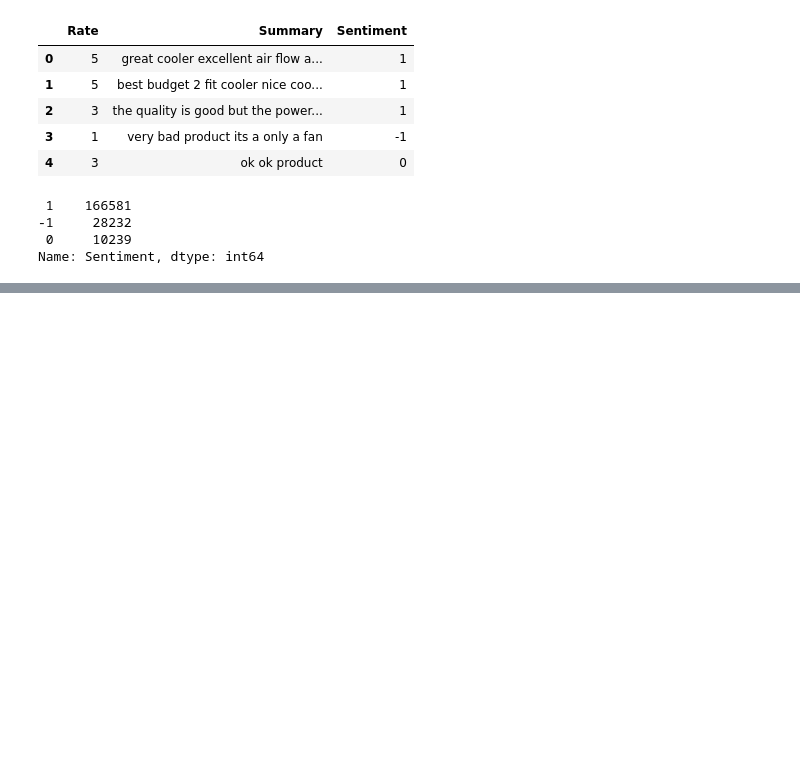
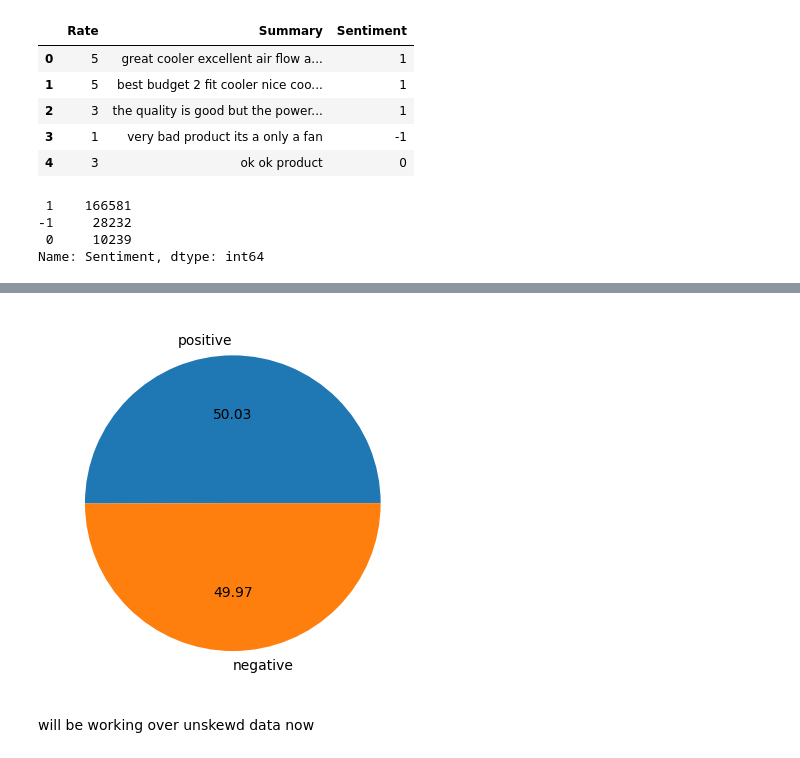
Before and after one commit to spathakk21/ARIES_review_classifier_, a Jupyter notebook: review_classsifier.ipynb, the cells around one changed output, grey strips where cells are left out. Cells and saved outputs as stored; diff of their text form; code cells hidden in the pictures; blank space fills up the shorter version.

```diff
--- a/review_classsifier.ipynb
+++ b/review_classsifier.ipynb
@@ -183,0 +219,3 @@ Name: Sentiment, dtype: int64
+# %%
+negative_sentiments.drop('Rate',axis = 1,inplace = True)
+positive_sentiments.drop('Rate',axis = 1,inplace = True)
@@ -183,0 +240,3 @@ Name: Sentiment, dtype: int64
+# %%
+positive_sentiments1 = positive_sentiments[0:24000]
+positive_sentiments1.head()
@@ -183,0 +254,3 @@ Name: Sentiment, dtype: int64
+# %%
+positive_sentiments1.rename(columns = {'Summary':'reviewText','Sentiment':'review_type'},inplace = True)
+negative_sentiments.rename(columns = {'Summary':'reviewText','Sentiment':'review_type'},inplace = True)
@@ -183,0 +270,2 @@ Name: Sentiment, dtype: int64
+# %%
+df_train = pd.concat([df1_train,positive_sentiments1,negative_sentiments],axis = 0)
@@ -183,0 +285,7 @@ Name: Sentiment, dtype: int64
+# %%
+plt.pie(df_train['review_type'].value_counts(),labels = ['positive','negative'],autopct="%0.2f")
+plt.show()
+# %% [output]
+[figure, added]
+# %% [markdown]
+will be working over unskewd data now
```
Also changed, not shown: parts of 12 cells of this notebook.
